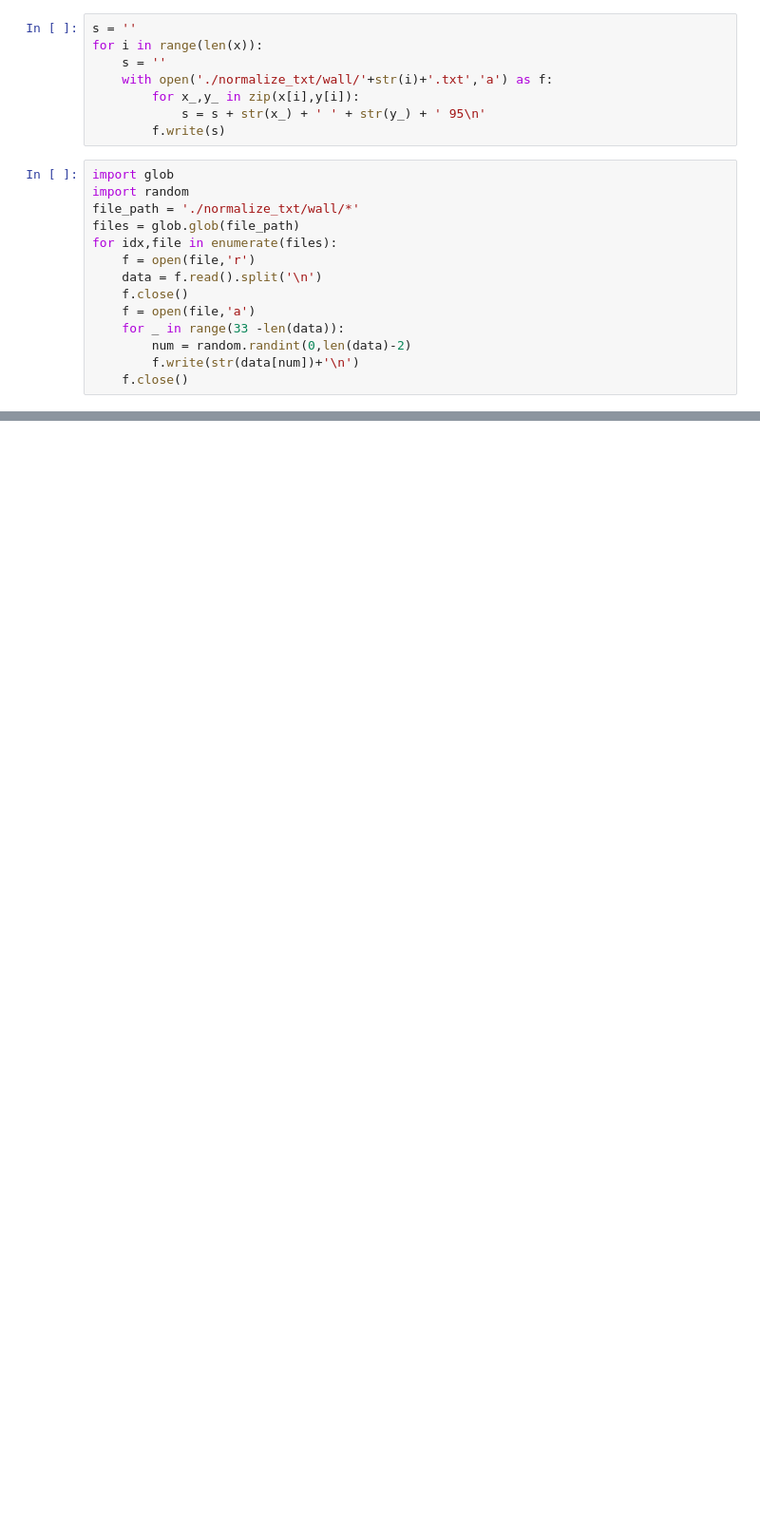
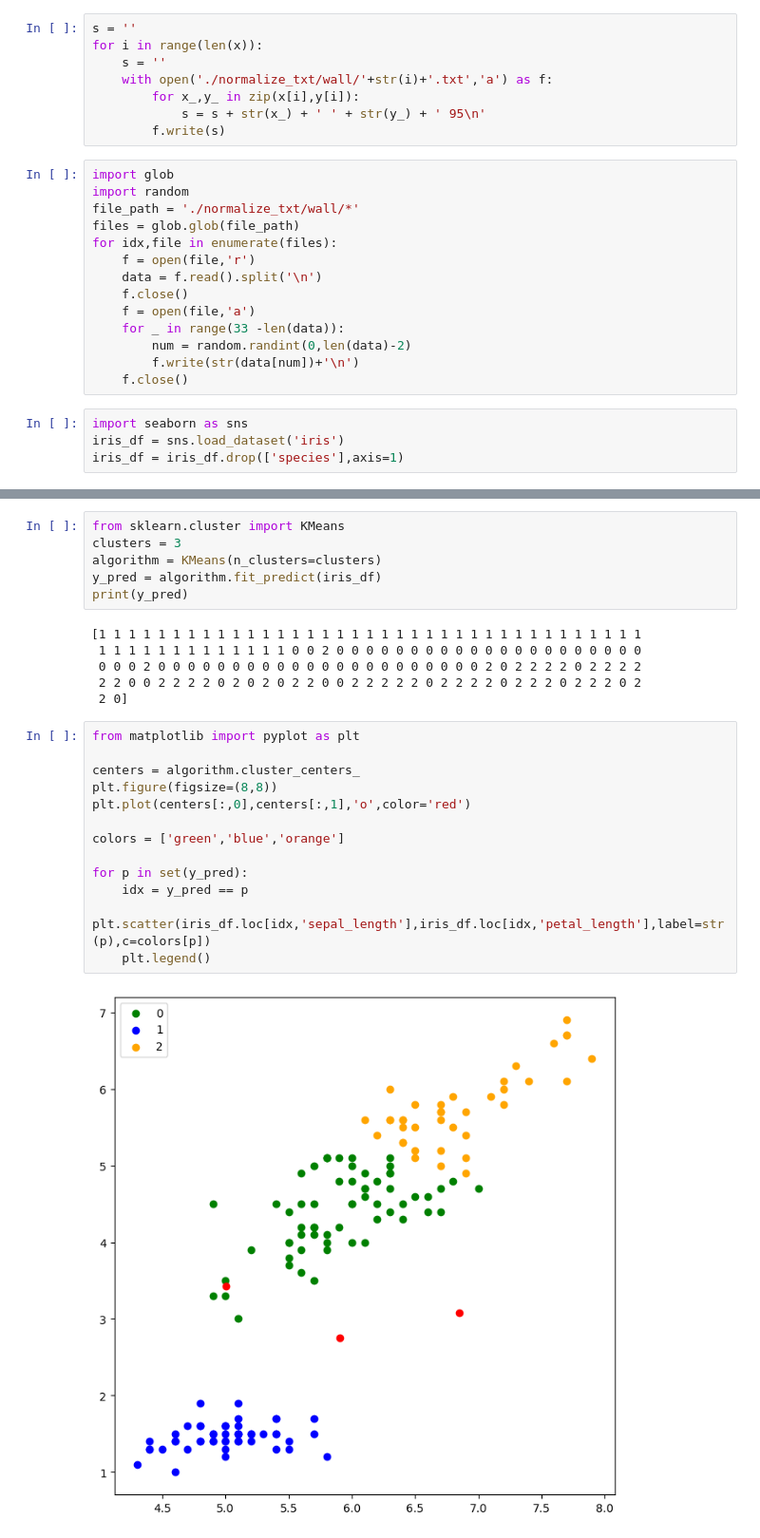
Before and after one commit to kiyotchitala/ipynb_pointnet, a Jupyter notebook: normalize.ipynb, the cells around one changed output, grey strips where cells are left out. Shown: that part at 95% size. Drawn from its saved outputs; the diff is of its cells as text; blank space fills up the shorter version.

```diff
--- a/normalize.ipynb
+++ b/normalize.ipynb
@@ -37,3 +35,7 @@ for idx,file in enumerate(files):
         num = random.randint(0,len(data)-2)
         f.write(str(data[num])+'\n')
     f.close()
+# %%
+import seaborn as sns
+iris_df = sns.load_dataset('iris')
+iris_df = iris_df.drop(['species'],axis=1)
@@ -39,0 +58,27 @@ for idx,file in enumerate(files):
+# %%
+from sklearn.cluster import KMeans
+clusters = 3
+algorithm = KMeans(n_clusters=clusters)
+y_pred = algorithm.fit_predict(iris_df)
+print(y_pred)
+# %% [output]
+[1 1 1 1 1 1 1 1 1 1 1 1 1 1 1 1 1 1 1 1 1 1 1 1 1 1 1 1 1 1 1 1 1 1 1 1 1
+ 1 1 1 1 1 1 1 1 1 1 1 1 1 0 0 2 0 0 0 0 0 0 0 0 0 0 0 0 0 0 0 0 0 0 0 0 0
+ 0 0 0 2 0 0 0 0 0 0 0 0 0 0 0 0 0 0 0 0 0 0 0 0 0 0 2 0 2 2 2 2 0 2 2 2 2
+ 2 2 0 0 2 2 2 2 0 2 0 2 0 2 2 0 0 2 2 2 2 2 0 2 2 2 2 0 2 2 2 0 2 2 2 0 2
+ 2 0]
+# %%
+from matplotlib import pyplot as plt
+
+centers = algorithm.cluster_centers_
+plt.figure(figsize=(8,8))
+plt.plot(centers[:,0],centers[:,1],'o',color='red')
+
+colors = ['green','blue','orange']
+
+for p in set(y_pred):
+    idx = y_pred == p
+    plt.scatter(iris_df.loc[idx,'sepal_length'],iris_df.loc[idx,'petal_length'],label=str(p),c=colors[p])
+    plt.legend()
+# %% [output]
+[figure, added]
```
Also changed, not shown: parts of 4 cells of this notebook, 3 other files.
